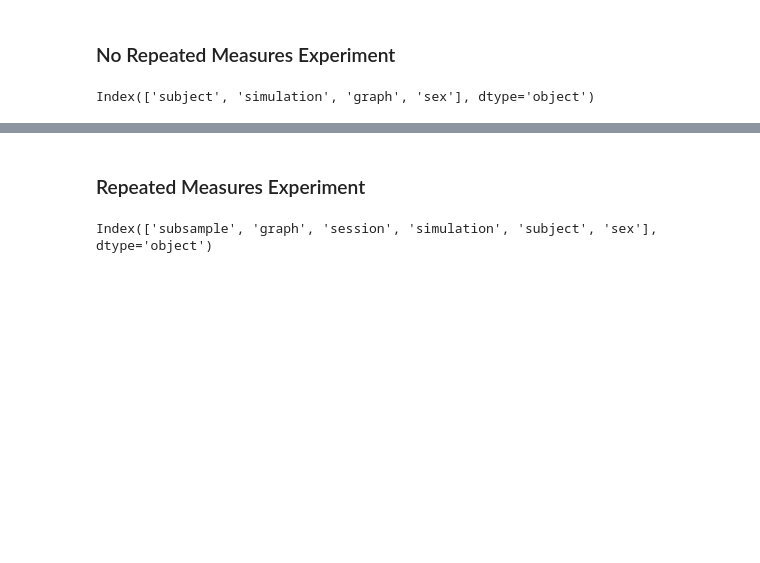
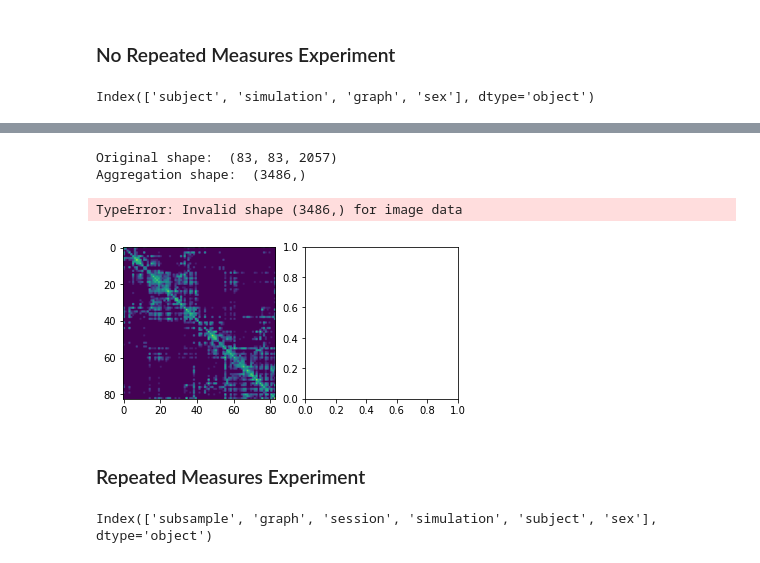
Before and after one commit to gkpapers/2021AggregateMCA, a Jupyter notebook: code/test_experiment.ipynb, the cells around one changed output, grey strips where cells are left out. Drawn from its saved outputs; the diff is of its cells as text; code cells hidden in the pictures; blank space fills up the shorter version.

```diff
--- a/code/test_experiment.ipynb
+++ b/code/test_experiment.ipynb
@@ -81,3 +127,10 @@ clfagg.performance_report()
+# %%
+qcAggregate(np.dstack(df_100.graph.values), newg)
+# %% [output]
+Original shape:  (83, 83, 2057)
+Aggregation shape:  (3486,)
+TypeError: Invalid shape (3486,) for image data
+[figure, added]
 # %% [markdown]
 ### Repeated Measures Experiment
 # %%
```
Also changed, not shown: parts of 25 cells of this notebook, 1 other file.
